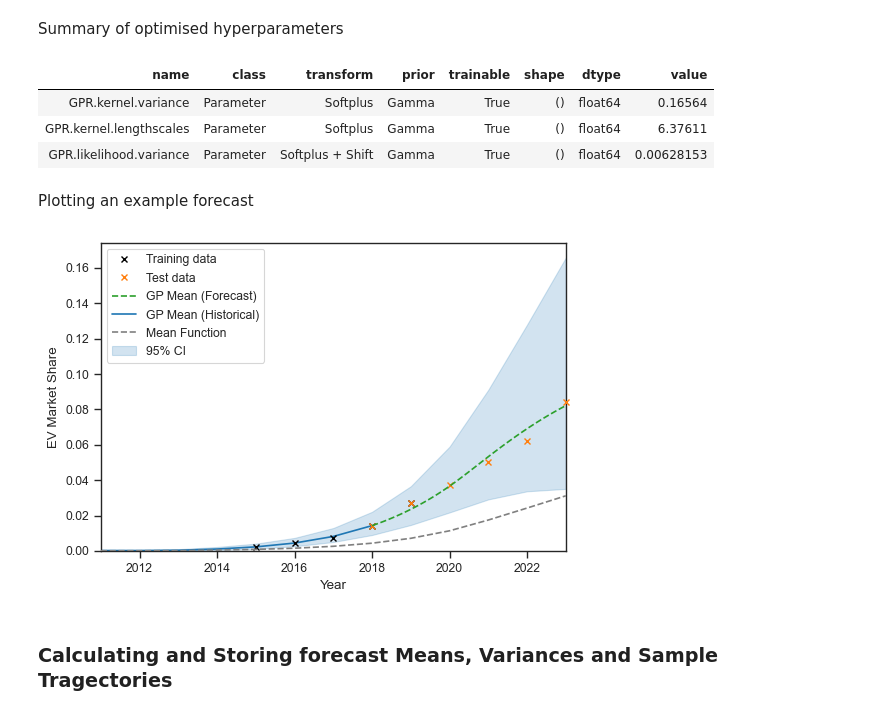
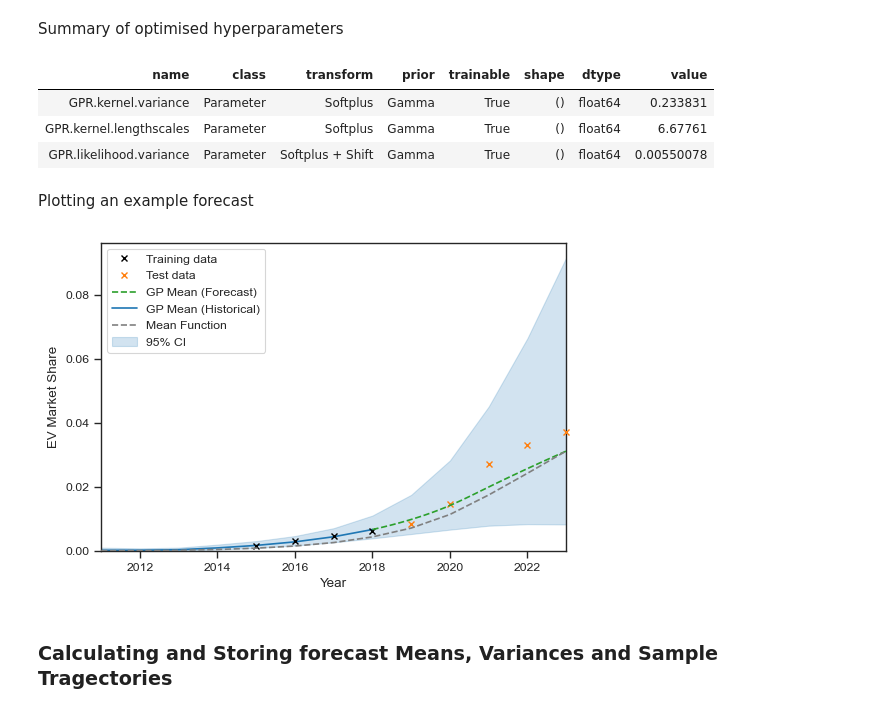
Before and after one commit to isaacflower/EVAdoptionForecastingFramework, a Jupyter notebook: notebooks/main.ipynb, the cells around one changed output. Cells and saved outputs as stored; diff of their text form; code cells hidden in the pictures.

```diff
--- a/notebooks/main.ipynb
+++ b/notebooks/main.ipynb
@@ -287,31 +288,31 @@ joint_gp_forecaster.train()
 # %% [markdown]
 Summary of optimised hyperparameters
-# %%
-gpflow.utilities.print_summary(joint_gp_forecaster.models[1].gp_model)
-# %% [output]
-| name | class | transform | prior | trainable | shape | dtype | value |
-| GPR.kernel.variance | Parameter | Softplus | Gamma | True | () | float64 | 0.16564 |
-| GPR.kernel.lengthscales | Parameter | Softplus | Gamma | True | () | float64 | 6.37611 |
-| GPR.likelihood.variance | Parameter | Softplus + Shift | Gamma | True | () | float64 | 0.00628153 |
+# %%
+gpflow.utilities.print_summary(joint_gp_forecaster.models[1].gp_model)
+# %% [output]
+| name | class | transform | prior | trainable | shape | dtype | value |
+| GPR.kernel.variance | Parameter | Softplus | Gamma | True | () | float64 | 0.233831 |
+| GPR.kernel.lengthscales | Parameter | Softplus | Gamma | True | () | float64 | 6.67761 |
+| GPR.likelihood.variance | Parameter | Softplus + Shift | Gamma | True | () | float64 | 0.00550078 |
 # %% [markdown]
 Plotting an example forecast
 # %%
 t_dict = {
     't_0': 2011,
     't_n': 2018,
     't_f': 2023
 }
 
 X_new = np.linspace(t_dict['t_n'], t_dict['t_f'] + 1, 100)[:, None].astype(np.float64)
 X_plot = np.arange(t_dict['t_0'], t_dict['t_f'] + 1)[:, None]
 
-joint_gp_forecaster.models[5].plot_forecast(
+joint_gp_forecaster.models[18].plot_forecast(
     X_plot=X_plot,
     X_new=X_new,
     probit_transform=False
 )
 # %% [output]
-[figure, old version]
+[figure, new version]
 # %% [markdown]
 ### Calculating and Storing forecast Means, Variances and Sample Tragectories
 # %%
```
Also changed, not shown: parts of 17 cells of this notebook, 13 other files.
